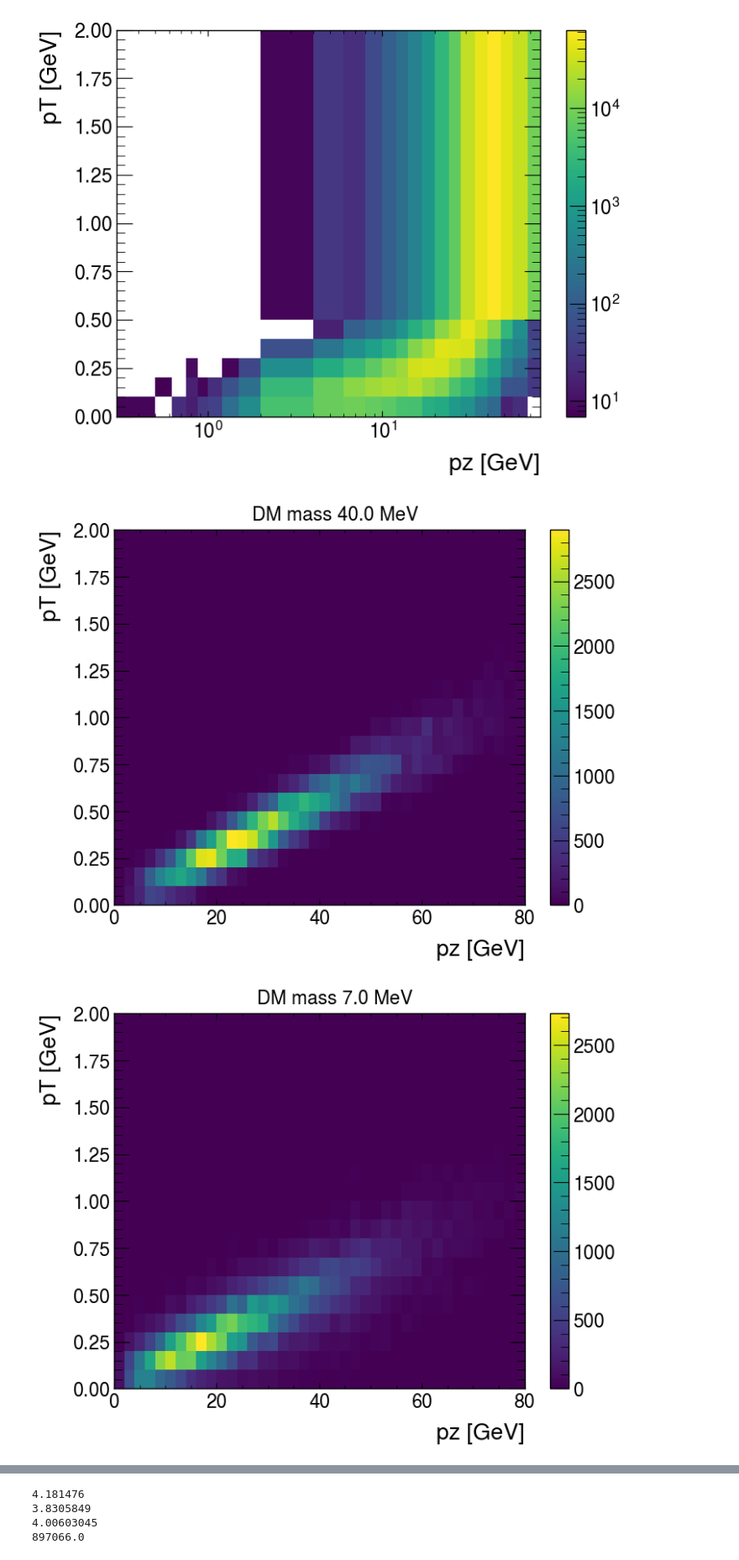
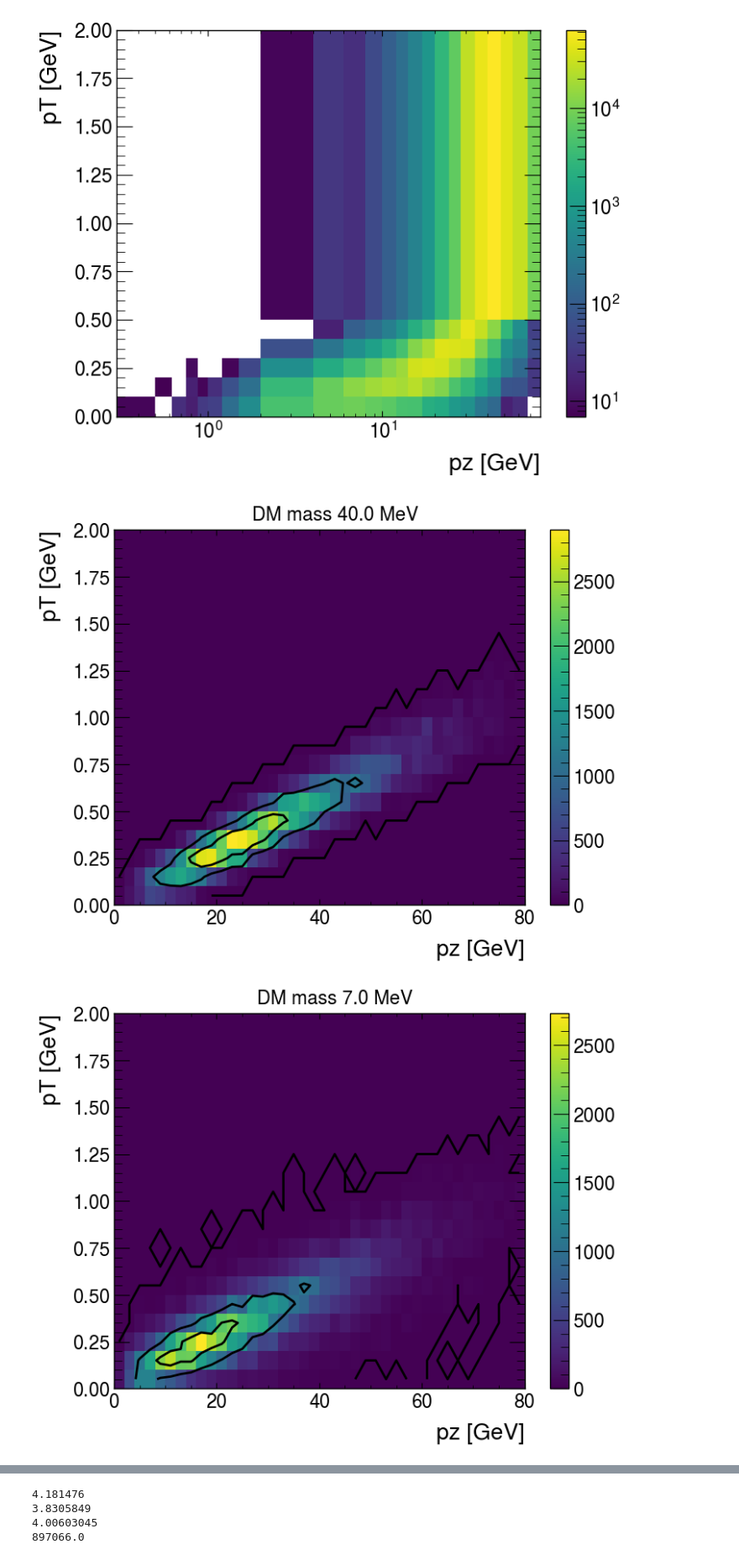
Before and after one commit to horohoo/thoroho-nova, a Jupyter notebook: ldmcode/NOvA_pion_dist.ipynb, the cells around one changed output, grey strips where cells are left out. Shown at 84% size. Drawn from its saved outputs; the diff is of its cells as text; code cells hidden in the pictures.

Commit message:
Finding systematic in contour

```diff
--- a/ldmcode/NOvA_pion_dist.ipynb
+++ b/ldmcode/NOvA_pion_dist.ipynb
@@ -74,35 +83,36 @@ fig.show()
 for i,f in enumerate(files):
         fname = os.path.join(evnpath, f)
         dm_mass = float((fname.split('events-')[1]).split('.dat')[0])
         if dm_mass > 40:
             continue
 
         pT_arr_m = []
         pz_arr_m = []
 
         with open(fname,"r") as fi:
             for line in fi:
                 if line.startswith("pion"):
                     rline = line[15:]
                     val   = rline.split()
                     if val:
                         val = [float(i) for i in val]
                     pT = np.sqrt((val[0])**2 + (val[1])**2)
                     pz = val[2]
 
                     pT_arr_m.append(pT)
                     pz_arr_m.append(pz)
-        #hist = np.histogram2d(pz_arr_m, pT_arr_m, bins=[bins_pz, bins_pT])
-        #for i in range(len(hist[0])):
-        #    print(max(hist[0][i]))
+        HH, xe, ye = np.histogram2d(pz_arr_m, pT_arr_m, bins=[np.linspace(0,80,41), np.linspace(0,2,21)])
+        grid = HH.transpose()
+        midpoints = (xe[1:] + xe[:-1])/2, (ye[1:] + ye[:-1])/2
         fig, ax = plt.subplots()
         h = ax.hist2d(pz_arr_m, pT_arr_m, bins=[np.linspace(0,80,41), np.linspace(0,2,21)])
+        ax.contour(*midpoints, grid, levels=2, colors='k', zorder=500)
         ax.set_xlabel('pz [GeV]')
         ax.set_ylabel('pT [GeV]')
         fig.colorbar(h[3], ax=ax)
         fig.suptitle('DM mass {0} MeV'.format(dm_mass))
 
         fig.show()
 # %% [output]
-[figure, old version]
+[figure, new version]
-[figure, old version]
+[figure, new version]
```
Also changed, not shown: parts of 24 cells of this notebook.
